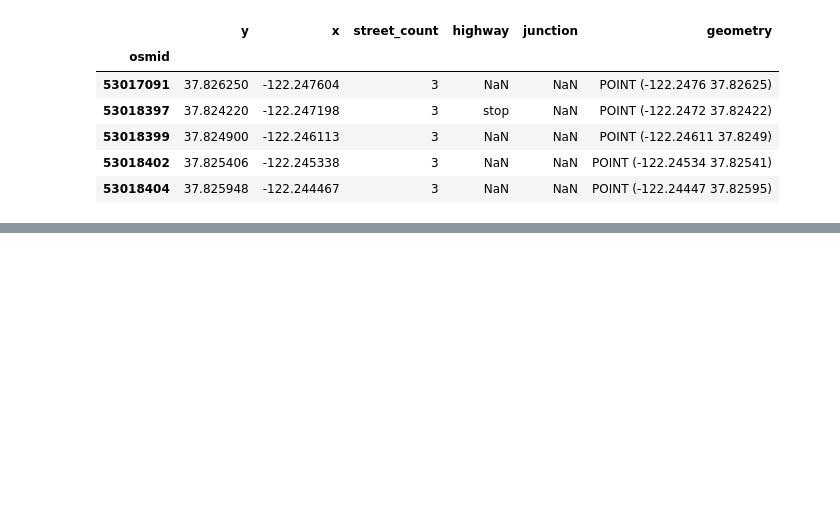
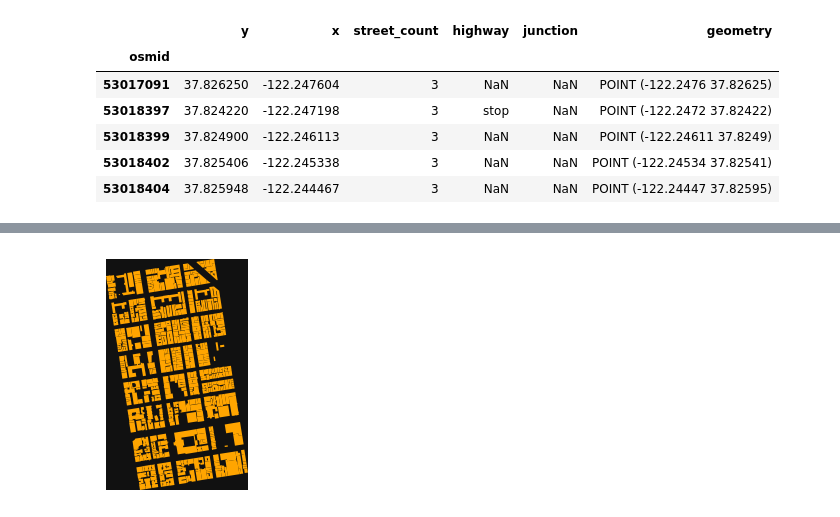
Before and after one commit to saasghari/OSMnx, a Jupyter notebook: src/OSMnx_test.ipynb, the cells around one changed output, grey strips where cells are left out. Drawn from its saved outputs; the diff is of its cells as text; code cells hidden in the pictures; blank space fills up the shorter version.

```diff
--- a/src/OSMnx_test.ipynb
+++ b/src/OSMnx_test.ipynb
@@ -71,0 +76,11 @@ ox.io.save_graphml(G, filepath="../data/mynetwork.graphml")
+# %%
+# <4>
+import osmnx as ox
+
+# get all building footprints in some neighborhood
+place = "Chinatown, San Francisco, California"
+tags = {"building": True}
+gdf = ox.features.features_from_place(place, tags)
+gdf.shape
+
+# continues...
@@ -71,0 +102,5 @@ ox.io.save_graphml(G, filepath="../data/mynetwork.graphml")
+# %%
+# <4>   ...continue
+fig, ax = ox.plot.plot_footprints(gdf, figsize=(3, 3))
+# %% [output]
+[figure, added]
```
Also changed, not shown: parts of 9 cells of this notebook, 11 other files.
